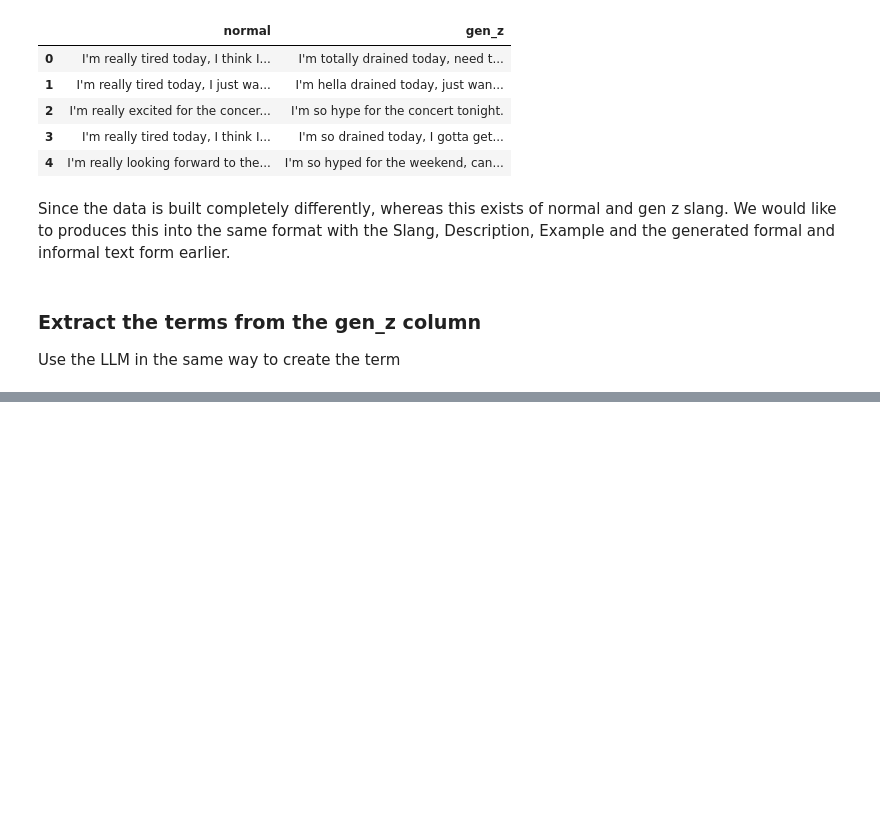
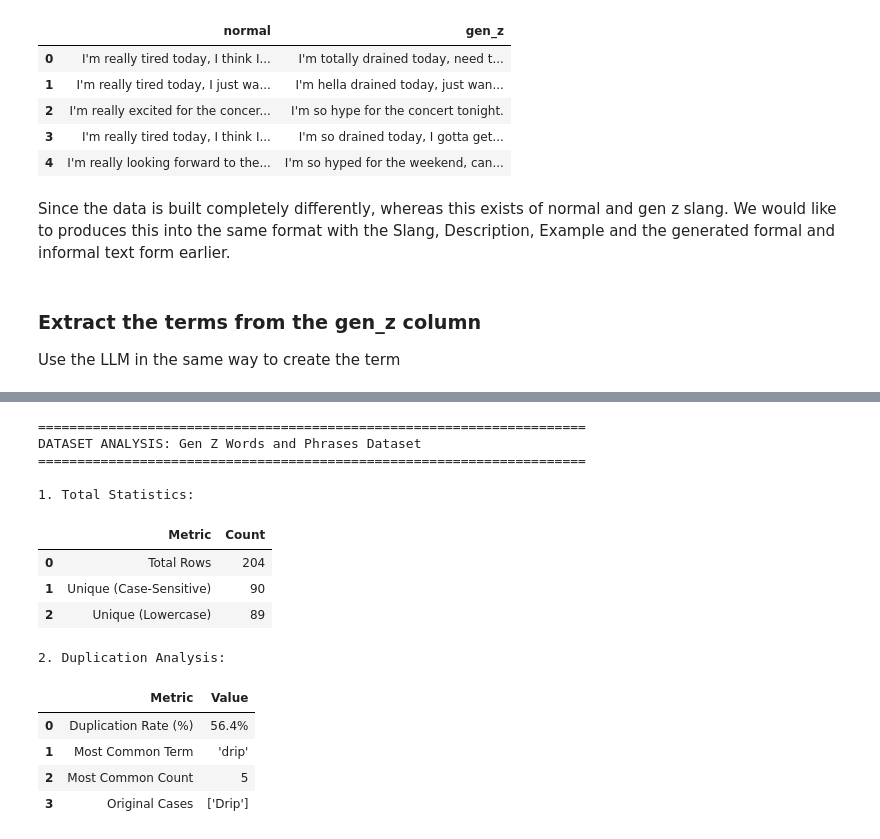
Before and after one commit to au-nlp/project-milestone-p2-group1, a Jupyter notebook: scripts/Data_Creation.ipynb, the cells around one changed output, grey strips where cells are left out. Saved outputs shown, nothing was run; the diff lists cells and outputs as text; code cells hidden in the pictures; blank space fills up the shorter version.

```diff
--- a/scripts/Data_Creation.ipynb
+++ b/scripts/Data_Creation.ipynb
@@ -303,0 +205,38 @@ Use the LLM in the same way to create the term
+# %%
+# Set the path to the file you'd like to load
+file_path = "gen_zz_words.csv"
+
+# Load the latest version
+hf_dataset = kagglehub.dataset_load(
+  KaggleDatasetAdapter.HUGGING_FACE,
+  "tawfiayeasmin/gen-z-words-and-phrases-dataset",
+  file_path,
+)
+
+df_kaggle = pd.DataFrame(hf_dataset)
+df_kaggle.head(5)
+df_kaggle.to_csv(basepath + "gen_zz_words.csv", index=False)
+# %%
+analysis_kaggle : Dict = analyser.analyze(
+    df_kaggle,
+    column='Word/Phrase',
+    dataset_name='Gen Z Words and Phrases Dataset'
+)
+analyser.show_total_statistics(analysis_kaggle)
+analyser.show_duplication_analysis(analysis_kaggle)
+# %% [output]
+======================================================================
+DATASET ANALYSIS: Gen Z Words and Phrases Dataset
+======================================================================
+
+1. Total Statistics:
+|  | Metric | Count |
+| 0 | Total Rows | 204 |
+| 1 | Unique (Case-Sensitive) | 90 |
+| 2 | Unique (Lowercase) | 89 |
+2. Duplication Analysis:
+|  | Metric | Value |
+| 0 | Duplication Rate (%) | 56.4% |
+| 1 | Most Common Term | 'drip' |
+| 2 | Most Common Count | 5 |
+| 3 | Original Cases | ['Drip'] |
```
Also changed, not shown: parts of 62 cells of this notebook, 6 other files.
